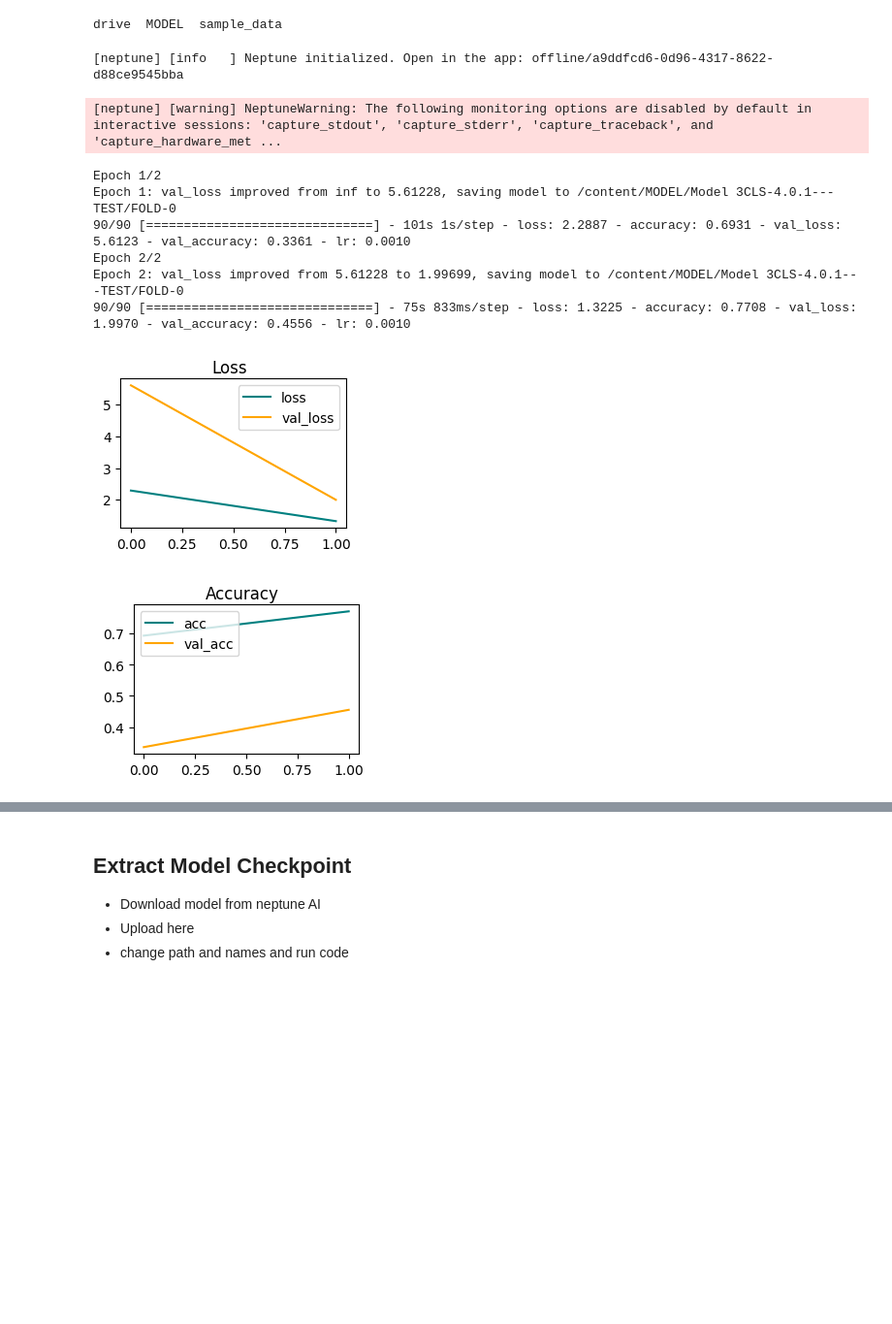
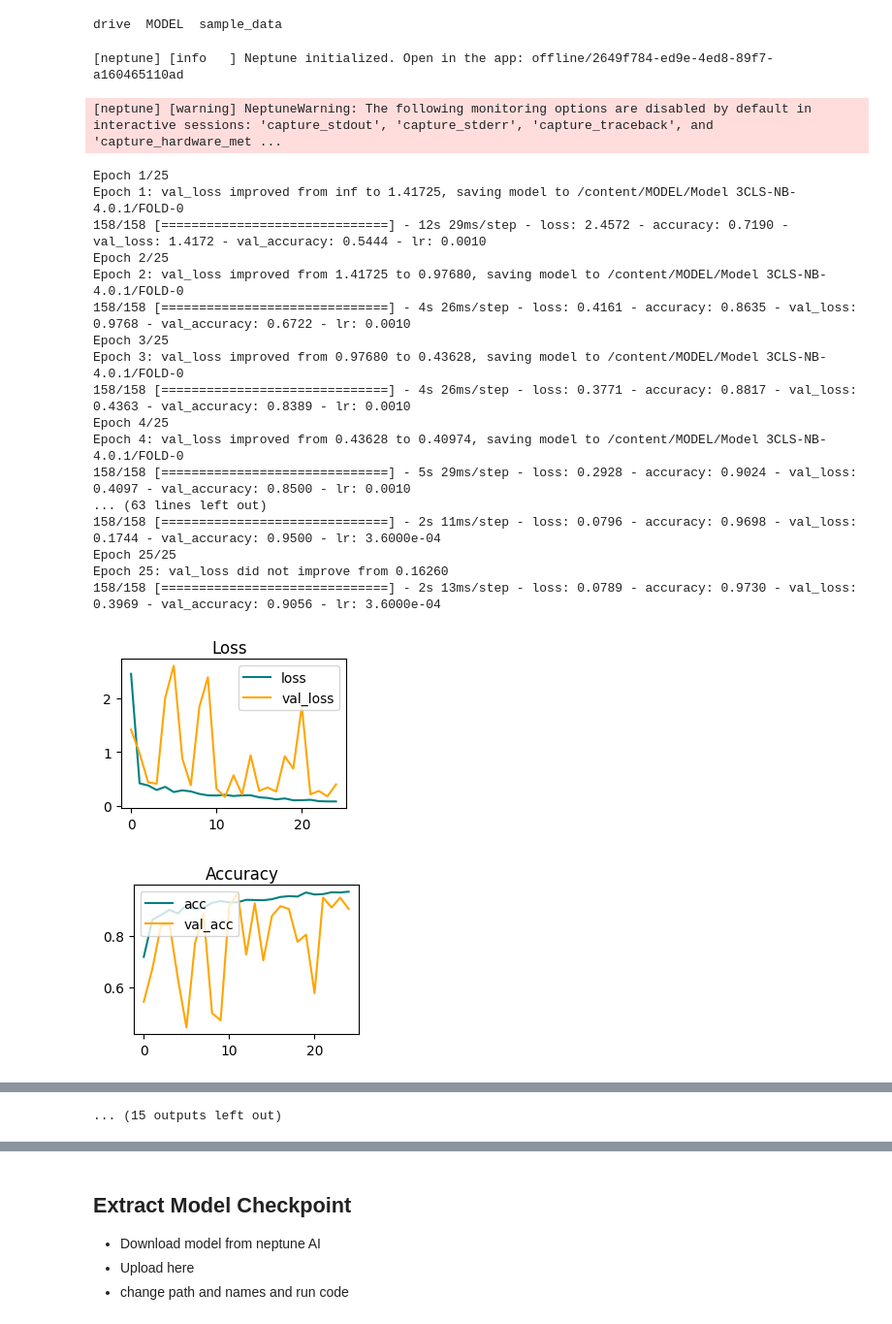
Before and after one commit to RiceWater/New-Thesis-KFold-3CLS, a Jupyter notebook: Kaggle_3CLS_No_Building.ipynb, the cells around one changed output, grey strips where cells are left out. Shown at 97% size. Saved outputs shown, nothing was run; the diff lists cells and outputs as text; code cells hidden in the pictures; blank space fills up the shorter version.

```diff
--- a/Kaggle_3CLS_No_Building.ipynb
+++ b/Kaggle_3CLS_No_Building.ipynb
@@ -199,13 +213,13 @@ def avg_rate(metric_list):
     return sum(metric_list) / len(metric_list)
 # %%
 with tf.device('/gpu:0'):
-    labels = ['Plant', 'Road', 'Vehicle']
+    labels = ['Plant', 'Vehicle', 'Road']
     X_train = []
     y_train = []
     y_label_idx = []
     image_size = 256
     for i in labels:
-        folderPath = os.path.join('/content/drive/MyDrive/Thesis Related/4-600-Dataset', i)
+        folderPath = os.path.join('/content/drive/MyDrive/Chua_Thesis/4-600-Dataset', i)
         for j in os.listdir(folderPath):
             img = image_to_numpy.load_image_file(os.path.join(folderPath,j))
             img = cv2.resize(img,(image_size, image_size))
@@ -221,9 +235,9 @@ X_train_scaled = X_train.astype(np.float32) / 255.0
 rng = default_rng(seed=1)
 
 plants_test_idx = rng.choice(np.arange(0,600), size=120, replace=False)
-roads_test_idx = rng.choice(np.arange(600,1200), size=120, replace=False)
-vehicles_test_idx = rng.choice(np.arange(1200,1800), size=120, replace=False)
-total_test_idx = np.concatenate((plants_test_idx, roads_test_idx, vehicles_test_idx), axis=None)
+vehicles_test_idx = rng.choice(np.arange(600,1200), size=120, replace=False)
+roads_test_idx = rng.choice(np.arange(1200,1800), size=120, replace=False)
+total_test_idx = np.concatenate((plants_test_idx, vehicles_test_idx, roads_test_idx), axis=None)
 print(total_test_idx[:20])
 # %% [output]
 [273 397 467 471 105 584 208 456  32 573 462 540 261 134 460 229 494 293
@@ -325,43 +339,54 @@ with tf.device('/gpu:0'):
         f1_s = f1_score.result().numpy() * 100
 
         f1_plant.append(f1_s[0])
-        f1_road.append(f1_s[1])
-        f1_vcl.append(f1_s[2])
+        f1_vcl.append(f1_s[1])
+        f1_road.append(f1_s[2])
 
         run["eval/ACC/"] = accuracies[counter]
         run["eval/REC/"] = recalls[counter]
         run["eval/PRE/"] = precisions[counter]
         run["eval/F1-P"] = f1_plant[counter]
         run["eval/F1-R"] = f1_road[counter]
         run["eval/F1-V"] = f1_vcl[counter]
 
         # SAVE MODEL TO NEPTUNE AI =======================================
         model_save_path = f'{checkpoint_path}{counter}/{model_name}-FOLD-{counter}.keras'
         model.save(model_save_path)
         run['checkpoint/model'].upload(model_save_path)
 
         # PRINTING RESULTS ===========================================
         print(f'Fold Training Time: {math.floor((end_fold-start_fold)/3600) } hour(s) and {math.floor((end_fold-start_fold)/60)%60} mins')
         print(f'Precision: {precisions[counter]}  -  Recall: {recalls[counter]}')
         print(f'Accuracy: {accuracies[counter]}')
         print(f'F1Score-P: {f1_plant[counter]}')
         print(f'F1Score-R: {f1_road[counter]}')
         print(f'F1Score-V: {f1_vcl[counter]}')
 
         run.stop()
 
         counter += 1
 
     end = perf_counter()
     print(f'Total Training Time: {math.floor((end-start)/3600) } hour(s) and {math.floor((end-start)/60)%60} mins')
 # %% [output]
-[neptune] [info   ] Neptune initialized. Open in the app: offline/a9ddfcd6-0d96-4317-8622-d88ce9545bba
+[neptune] [info   ] Neptune initialized. Open in the app: offline/2649f784-ed9e-4ed8-89f7-a160465110ad
 [neptune] [warning] NeptuneWarning: The following monitoring options are disabled by default in interactive sessions: 'capture_stdout', 'capture_stderr', 'capture_traceback', and 'capture_hardware_met ...
-Epoch 1/2
-Epoch 1: val_loss improved from inf to 5.61228, saving model to /content/MODEL/Model 3CLS-4.0.1---TEST/FOLD-0
-90/90 [==============================] - 101s 1s/step - loss: 2.2887 - accuracy: 0.6931 - val_loss: 5.6123 - val_accuracy: 0.3361 - lr: 0.0010
-Epoch 2/2
-Epoch 2: val_loss improved from 5.61228 to 1.99699, saving model to /content/MODEL/Model 3CLS-4.0.1---TEST/FOLD-0
-90/90 [==============================] - 75s 833ms/step - loss: 1.3225 - accuracy: 0.7708 - val_loss: 1.9970 - val_accuracy: 0.4556 - lr: 0.0010
+Epoch 1/25
+Epoch 1: val_loss improved from inf to 1.41725, saving model to /content/MODEL/Model 3CLS-NB-4.0.1/FOLD-0
+158/158 [==============================] - 12s 29ms/step - loss: 2.4572 - accuracy: 0.7190 - val_loss: 1.4172 - val_accuracy: 0.5444 - lr: 0.0010
+Epoch 2/25
+Epoch 2: val_loss improved from 1.41725 to 0.97680, saving model to /content/MODEL/Model 3CLS-NB-4.0.1/FOLD-0
+158/158 [==============================] - 4s 26ms/step - loss: 0.4161 - accuracy: 0.8635 - val_loss: 0.9768 - val_accuracy: 0.6722 - lr: 0.0010
+Epoch 3/25
+Epoch 3: val_loss improved from 0.97680 to 0.43628, saving model to /content/MODEL/Model 3CLS-NB-4.0.1/FOLD-0
+158/158 [==============================] - 4s 26ms/step - loss: 0.3771 - accuracy: 0.8817 - val_loss: 0.4363 - val_accuracy: 0.8389 - lr: 0.0010
+Epoch 4/25
+Epoch 4: val_loss improved from 0.43628 to 0.40974, saving model to /content/MODEL/Model 3CLS-NB-4.0.1/FOLD-0
+158/158 [==============================] - 5s 29ms/step - loss: 0.2928 - accuracy: 0.9024 - val_loss: 0.4097 - val_accuracy: 0.8500 - lr: 0.0010
+... (63 lines left out)
+158/158 [==============================] - 2s 11ms/step - loss: 0.0796 - accuracy: 0.9698 - val_loss: 0.1744 - val_accuracy: 0.9500 - lr: 3.6000e-04
+Epoch 25/25
+Epoch 25: val_loss did not improve from 0.16260
+158/158 [==============================] - 2s 13ms/step - loss: 0.0789 - accuracy: 0.9730 - val_loss: 0.3969 - val_accuracy: 0.9056 - lr: 3.6000e-04
-[figure, old version]
+[figure, new version]
-[figure, old version]
+[figure, new version]
@@ -394,3 +448,4 @@ Total Training Time: 0 hour(s) and 7 mins
+... (15 outputs left out)
 # %%
 print(f"""
 Avg Accuracy: {avg_rate(accuracies)}
```
Also changed, not shown: parts of 13 cells of this notebook.
